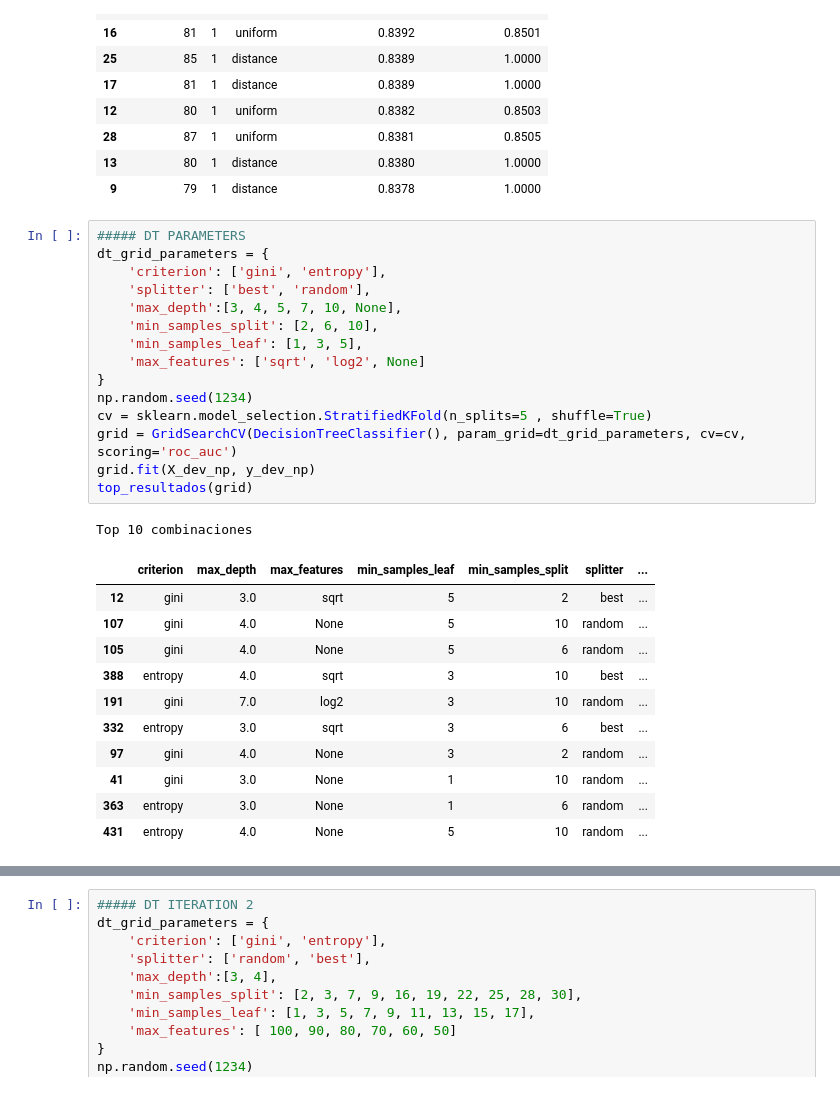
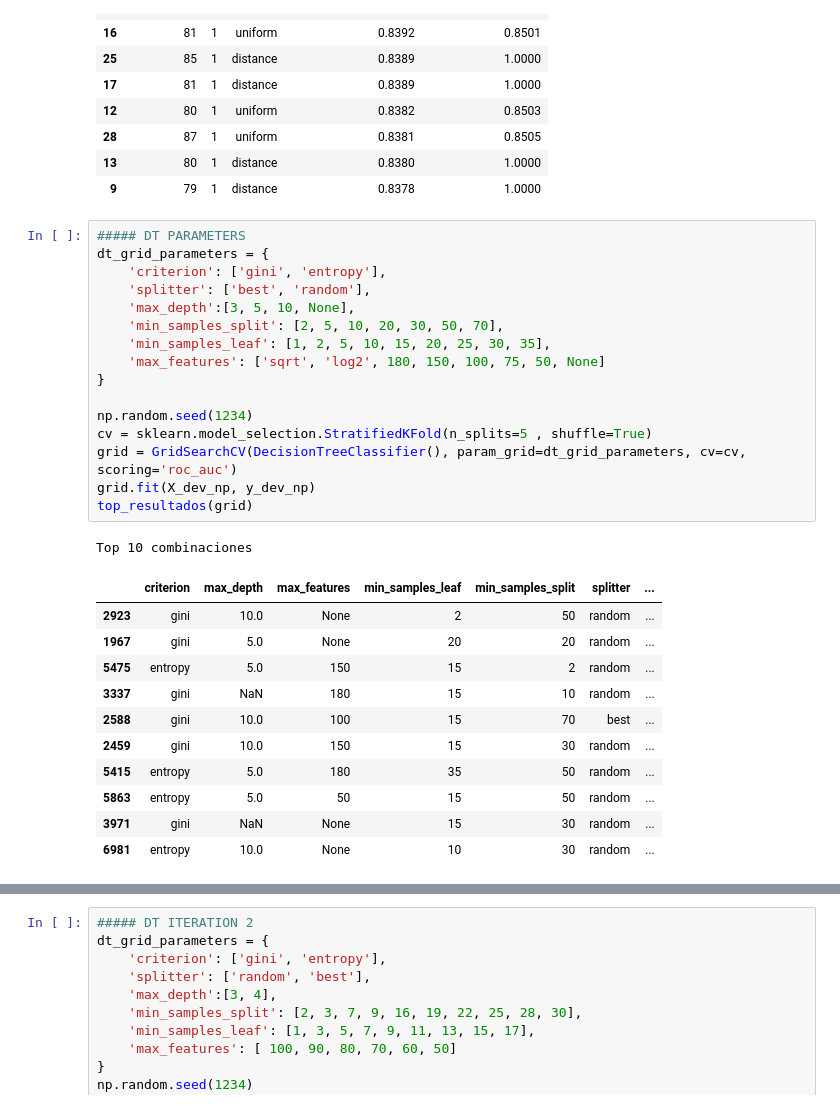
Before and after one commit to jlassa/TP1---aa, a Jupyter notebook: TP1.ipynb, the cells around one changed output, grey strips where cells are left out. Saved outputs shown, nothing was run; the diff lists cells and outputs as text.

```diff
--- a/TP1.ipynb
+++ b/TP1.ipynb
@@ -398,31 +398,32 @@ Top 10 combinaciones
 # %%
 ##### DT PARAMETERS
 dt_grid_parameters = {
     'criterion': ['gini', 'entropy'],
     'splitter': ['best', 'random'],
-    'max_depth':[3, 4, 5, 7, 10, None],
-    'min_samples_split': [2, 6, 10],
-    'min_samples_leaf': [1, 3, 5],
-    'max_features': ['sqrt', 'log2', None]
+    'max_depth':[3, 5, 10, None],
+    'min_samples_split': [2, 5, 10, 20, 30, 50, 70],
+    'min_samples_leaf': [1, 2, 5, 10, 15, 20, 25, 30, 35],
+    'max_features': ['sqrt', 'log2', 180, 150, 100, 75, 50, None]
 }
+
 np.random.seed(1234)
 cv = sklearn.model_selection.StratifiedKFold(n_splits=5 , shuffle=True)
 grid = GridSearchCV(DecisionTreeClassifier(), param_grid=dt_grid_parameters, cv=cv, scoring='roc_auc')
 grid.fit(X_dev_np, y_dev_np)
 top_resultados(grid)
 # %% [output]
 Top 10 combinaciones
 |  | criterion | max_depth | max_features | min_samples_leaf | min_samples_split | splitter | ... |
-| 12 | gini | 3.0 | sqrt | 5 | 2 | best | ... |
-| 107 | gini | 4.0 | None | 5 | 10 | random | ... |
-| 105 | gini | 4.0 | None | 5 | 6 | random | ... |
-| 388 | entropy | 4.0 | sqrt | 3 | 10 | best | ... |
-| 191 | gini | 7.0 | log2 | 3 | 10 | random | ... |
-| 332 | entropy | 3.0 | sqrt | 3 | 6 | best | ... |
-| 97 | gini | 4.0 | None | 3 | 2 | random | ... |
-| 41 | gini | 3.0 | None | 1 | 10 | random | ... |
-| 363 | entropy | 3.0 | None | 1 | 6 | random | ... |
-| 431 | entropy | 4.0 | None | 5 | 10 | random | ... |
+| 2923 | gini | 10.0 | None | 2 | 50 | random | ... |
+| 1967 | gini | 5.0 | None | 20 | 20 | random | ... |
+| 5475 | entropy | 5.0 | 150 | 15 | 2 | random | ... |
+| 3337 | gini | NaN | 180 | 15 | 10 | random | ... |
+| 2588 | gini | 10.0 | 100 | 15 | 70 | best | ... |
+| 2459 | gini | 10.0 | 150 | 15 | 30 | random | ... |
+| 5415 | entropy | 5.0 | 180 | 35 | 50 | random | ... |
+| 5863 | entropy | 5.0 | 50 | 15 | 50 | random | ... |
+| 3971 | gini | NaN | None | 15 | 30 | random | ... |
+| 6981 | entropy | 10.0 | None | 10 | 30 | random | ... |
 # %%
 ##### DT ITERATION 1
 dt_grid_parameters = {
```
Also changed, not shown: parts of 10 cells of this notebook.
